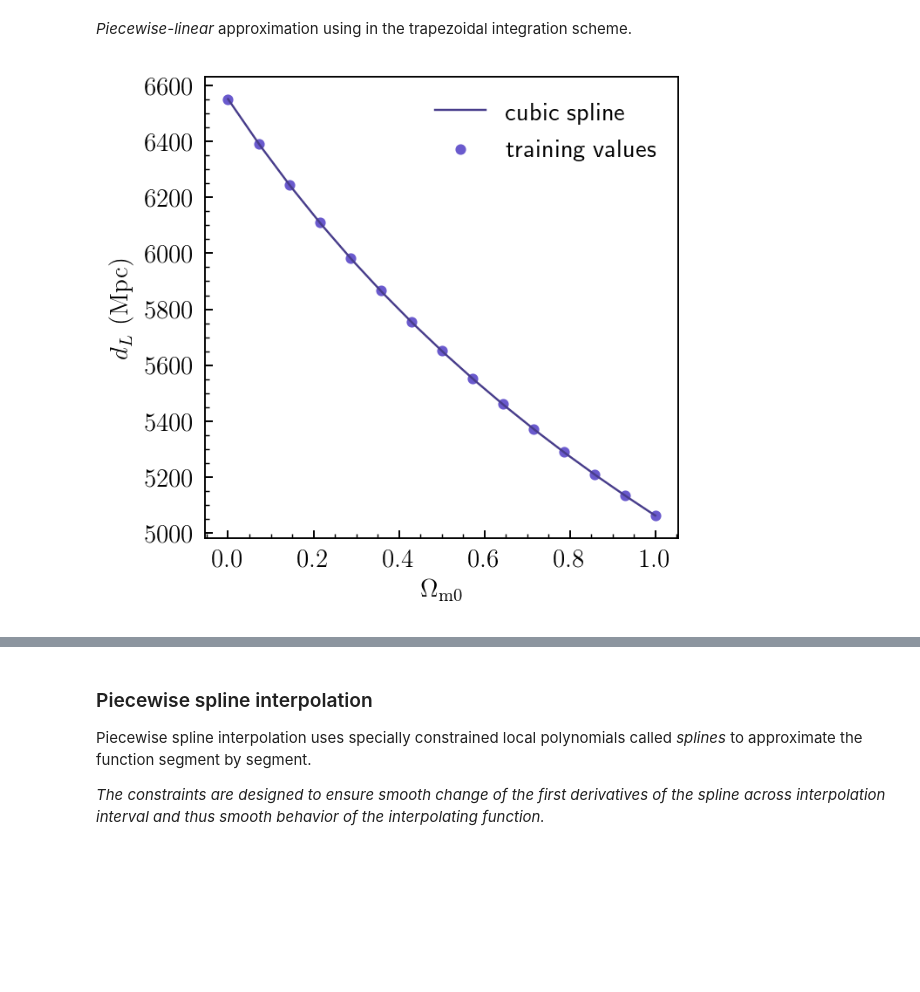
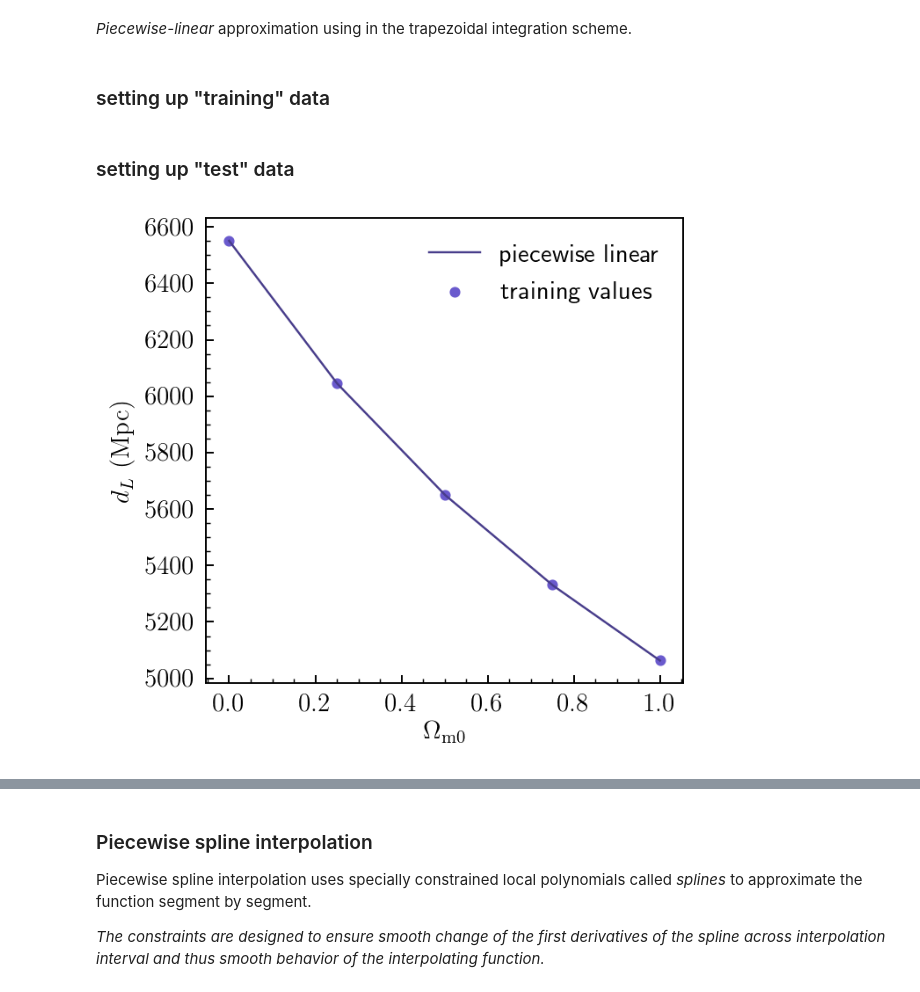
Before and after one commit to a-kravtsov/a211w20, a Jupyter notebook: 03_approximation.ipynb, the cells around one changed output, grey strips where cells are left out. Saved outputs shown, nothing was run; the diff lists cells and outputs as text; code cells hidden in the pictures; blank space fills up the shorter version.

```diff
--- a/03_approximation.ipynb
+++ b/03_approximation.ipynb
@@ -151,7 +152,7 @@ zmin = np.min(zCMB); zmax = np.max(zCMB) + 0.1 # max is matched to the extent of
 nz = 1000
 zmodel = np.linspace(zmin, zmax, nz)
 
-H0, Om0, OmL = 65., 0.3, 0.7
+H0, Om0, OmL = 70., 1.0, 0.
 
 dLmodel = d_L_astropy(zmodel, H0, Om0, OmL)
 
@@ -239,7 +238,7 @@ for i, Omd in enumerate(Om0g):
             dL_model = d_L_astropy(zCMB, H0, Omd, Omld)
             mu_model =  5.0*np.log10(dL_model) + 25.
             # "reduced chi^2 estimate"
-            chi2[i,j] = np.sum(((mu_snIa - mu_model)/emB)**2) * chi2fact
+            chi2[i,j] = np.sum(((mu_snIa - mu_model))**2) * chi2fact
 
 print("execution time = %.8g sec"%(timeit.default_timer()-tstart))
 # %% [output]
@@ -356,17 +357,21 @@ Evaluate function at the parameter values in the training and test sets.
 ### The choice we have already used for function approximation
 # %% [markdown]
 *Piecewise-linear* approximation using in the trapezoidal integration scheme.
+# %% [markdown]
+### setting up "training" data
 # %%
 atol = 2.5e-16; rtol = 2.5e-16 # tabulate d_L to machine precision
 
 OmLd = OmL[10] # select tabulated index of specific Omega_Lambda value
-ntr = 15 # number of the training set points
+ntr = 5 # number of the training set points
 Om0tr = np.linspace(0., 1., ntr)
 
 dLtr = np.empty_like(Om0tr)
 
 for i, Omd in enumerate(Om0tr):
     dLtr[i] = d_L_vectorized(z, H0, Omd, OmLd , atol=atol, rtol=rtol)
+# %% [markdown]
+### setting up "test" data
 # %%
 ntest = 1000 # number of the training set points
 Om0test = np.linspace(0., 1., ntest)
@@ -379,10 +385,10 @@ dLpwlin = np.interp(Om0test, Om0tr, dLtr)
 # %%
 plot_line_points(Om0test, dLpwlin, xp=Om0tr, yp=dLtr, points=True,
                  xlabel=r'$\Omega_{\rm m0}$', ylabel=r'$d_L\rm\ (Mpc)$',
-                 legend='cubic spline', plegend='training values',
+                 legend='piecewise linear', plegend='training values',
                  legendloc='upper right', figsize=4)
 # %% [output]
-[figure, old version]
+[figure, new version]
 # %%
 plot_line_points(Om0test, np.log10(np.maximum(2.e-16,np.abs(1.-dLpwlin/dLtest))),
                  xlabel=r'$\Omega_{\rm m0}$', ylabel=r'$\log_{10}\vert\rm fractional\ error\vert$',
```
Also changed, not shown: parts of 107 cells of this notebook.
